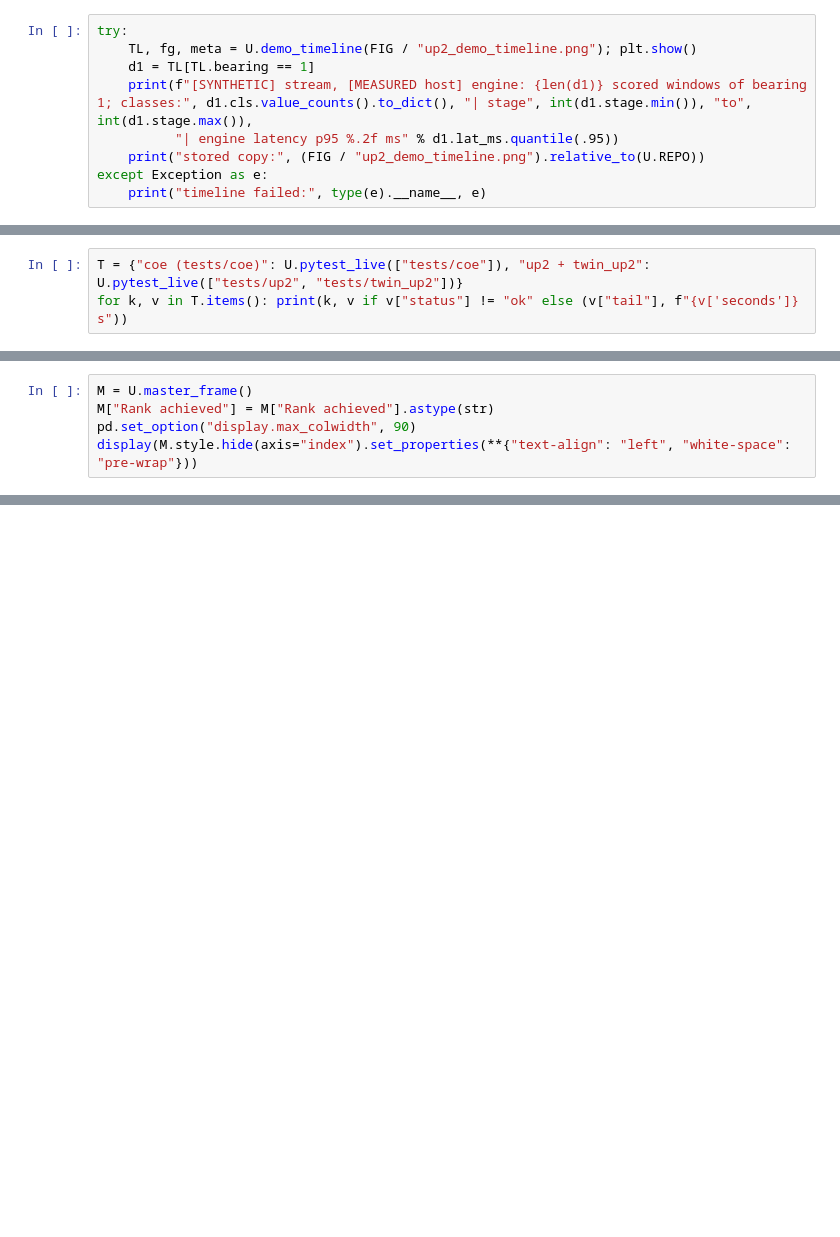
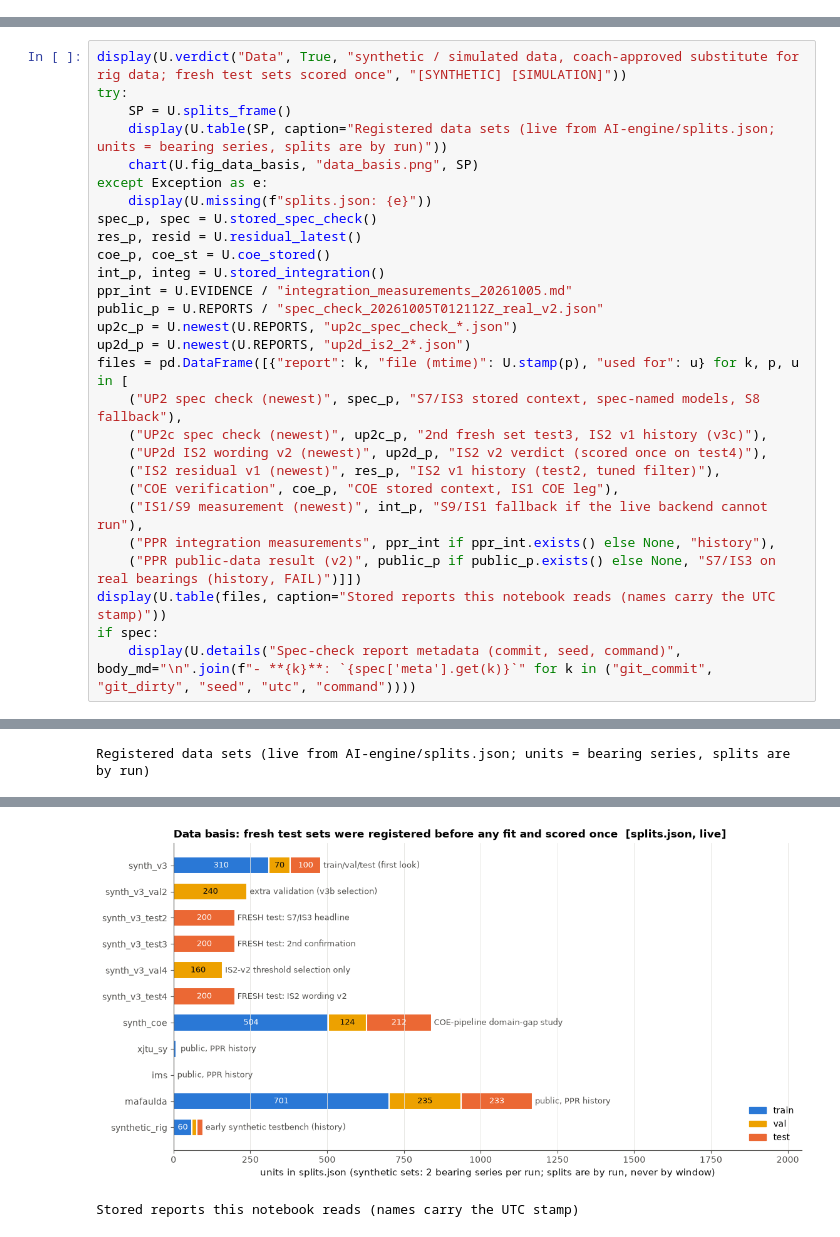
Before and after one commit to amussab/Digital-Twin-Senior-Proj, a Jupyter notebook: AI-engine/notebooks/UP2_Evidence.ipynb, the cells around one changed output, grey strips where cells are left out. Cells and saved outputs as stored; diff of their text form; blank space fills up the shorter version.

```diff
--- a/AI-engine/notebooks/UP2_Evidence.ipynb
+++ b/AI-engine/notebooks/UP2_Evidence.ipynb
@@ -412,9 +0,0 @@ video of the demo: NOT produced. No ffmpeg or Playwright is installed in this en
-# %%
-try:
-    TL, fg, meta = U.demo_timeline(FIG / "up2_demo_timeline.png"); plt.show()
-    d1 = TL[TL.bearing == 1]
-    print(f"[SYNTHETIC] stream, [MEASURED host] engine: {len(d1)} scored windows of bearing 1; classes:", d1.cls.value_counts().to_dict(), "| stage", int(d1.stage.min()), "to", int(d1.stage.max()),
-          "| engine latency p95 %.2f ms" % d1.lat_ms.quantile(.95))
-    print("stored copy:", (FIG / "up2_demo_timeline.png").relative_to(U.REPO))
-except Exception as e:
-    print("timeline failed:", type(e).__name__, e)
@@ -637,3 +0,0 @@ Stage/RUL heads on COE features: healthy bearings at raw stage >= 2 in 100 % of
-# %%
-T = {"coe (tests/coe)": U.pytest_live(["tests/coe"]), "up2 + twin_up2": U.pytest_live(["tests/up2", "tests/twin_up2"])}
-for k, v in T.items(): print(k, v if v["status"] != "ok" else (v["tail"], f"{v['seconds']} s"))
@@ -645,5 +0,0 @@ up2 + twin_up2 ('29 passed in 55.40s', '56.7 s')
-# %%
-M = U.master_frame()
-M["Rank achieved"] = M["Rank achieved"].astype(str)
-pd.set_option("display.max_colwidth", 90)
-display(M.style.hide(axis="index").set_properties(**{"text-align": "left", "white-space": "pre-wrap"}))
@@ -712,0 +146,29 @@ master table saved: evidence\up2_figures\up2_master_table.csv
+# %%
+display(U.verdict("Data", True, "synthetic / simulated data, coach-approved substitute for rig data; fresh test sets scored once", "[SYNTHETIC] [SIMULATION]"))
+try:
+    SP = U.splits_frame()
+    display(U.table(SP, caption="Registered data sets (live from AI-engine/splits.json; units = bearing series, splits are by run)"))
+    chart(U.fig_data_basis, "data_basis.png", SP)
+except Exception as e:
+    display(U.missing(f"splits.json: {e}"))
+spec_p, spec = U.stored_spec_check()
+res_p, resid = U.residual_latest()
+coe_p, coe_st = U.coe_stored()
+int_p, integ = U.stored_integration()
+ppr_int = U.EVIDENCE / "integration_measurements_20261005.md"
+public_p = U.REPORTS / "spec_check_20261005T012112Z_real_v2.json"
+up2c_p = U.newest(U.REPORTS, "up2c_spec_check_*.json")
+up2d_p = U.newest(U.REPORTS, "up2d_is2_2*.json")
+files = pd.DataFrame([{"report": k, "file (mtime)": U.stamp(p), "used for": u} for k, p, u in [
+    ("UP2 spec check (newest)", spec_p, "S7/IS3 stored context, spec-named models, S8 fallback"),
+    ("UP2c spec check (newest)", up2c_p, "2nd fresh set test3, IS2 v1 history (v3c)"),
+    ("UP2d IS2 wording v2 (newest)", up2d_p, "IS2 v2 verdict (scored once on test4)"),
+    ("IS2 residual v1 (newest)", res_p, "IS2 v1 history (test2, tuned filter)"),
+    ("COE verification", coe_p, "COE stored context, IS1 COE leg"),
+    ("IS1/S9 measurement (newest)", int_p, "S9/IS1 fallback if the live backend cannot run"),
+    ("PPR integration measurements", ppr_int if ppr_int.exists() else None, "history"),
+    ("PPR public-data result (v2)", public_p if public_p.exists() else None, "S7/IS3 on real bearings (history, FAIL)")]])
+display(U.table(files, caption="Stored reports this notebook reads (names carry the UTC stamp)"))
+if spec:
+    display(U.details("Spec-check report metadata (commit, seed, command)", body_md="\n".join(f"- **{k}**: `{spec['meta'].get(k)}`" for k in ("git_commit", "git_dirty", "seed", "utc", "command"))))
+# %% [output]
@@ -712,0 +176 @@ master table saved: evidence\up2_figures\up2_master_table.csv
+Registered data sets (live from AI-engine/splits.json; units = bearing series, splits are by run)
@@ -712,0 +189,2 @@ master table saved: evidence\up2_figures\up2_master_table.csv
+[figure, added]
+Stored reports this notebook reads (names carry the UTC stamp)
```
Also changed, not shown: parts of 96 cells of this notebook, 24 other files.
